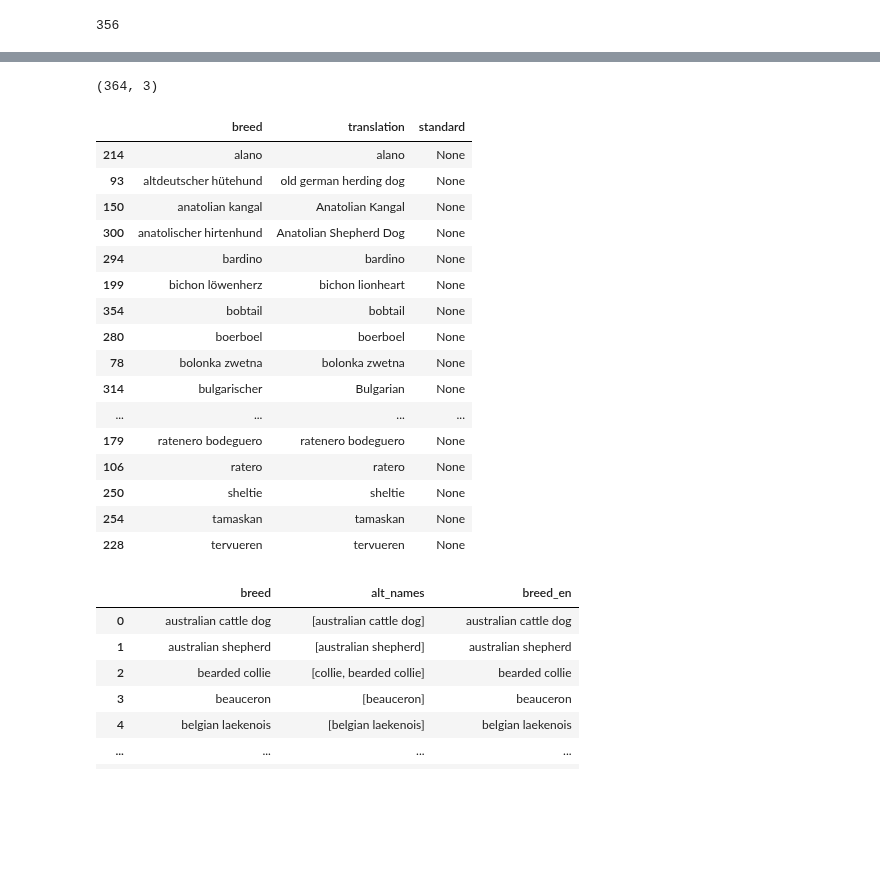
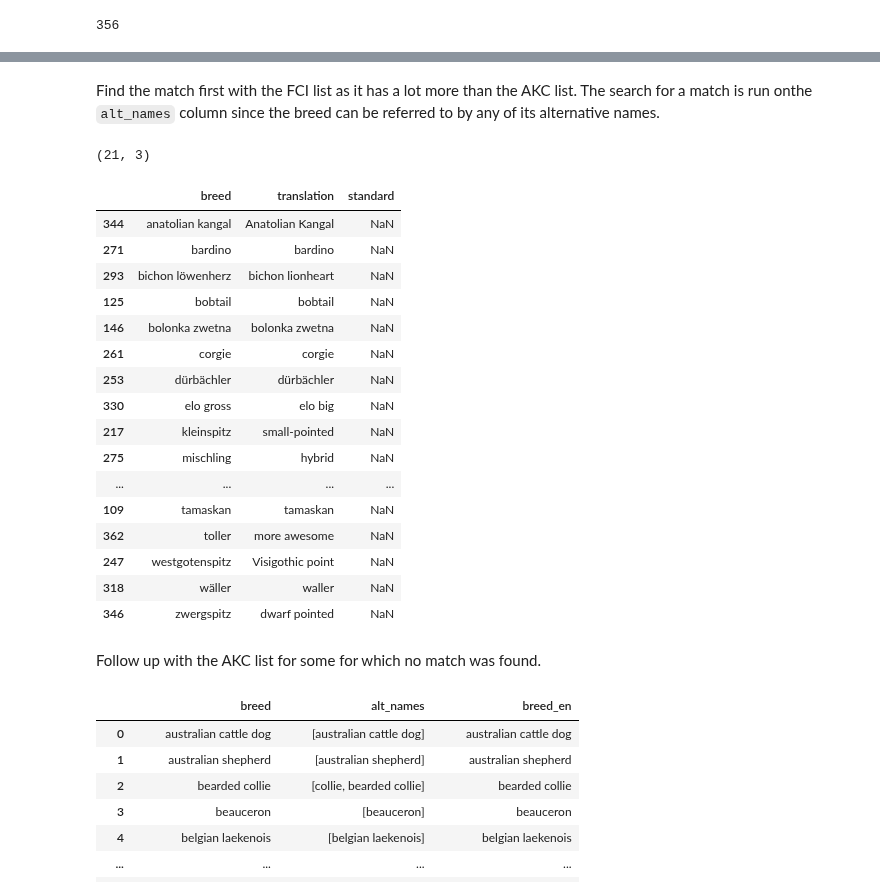
Before and after one commit to jonnross88/Springboard, a Jupyter notebook: u20_data_storytelling/dogs_of_zurich.ipynb, the cells around one changed output, grey strips where cells are left out. Saved outputs shown, nothing was run; the diff lists cells and outputs as text; code cells hidden in the pictures; blank space fills up the shorter version.

```diff
--- a/u20_data_storytelling/dogs_of_zurich.ipynb
+++ b/u20_data_storytelling/dogs_of_zurich.ipynb
@@ -298,7 +296,7 @@ dog_owner_df["first_appearance"] = dog_owner_df.groupby("holder_id")[
     "roster"
 ].transform("min")
 
-# add column for the numberr of appearances in the roster
+# add column for the number of appearances in the roster
 dog_owner_df["appearances"] = dog_owner_df.groupby("holder_id")["roster"].transform(
     "nunique"
 )
@@ -308,6 +306,9 @@ dog_owner_df["dog_count"] = dog_owner_df.groupby(["holder_id", "roster"])[
     "holder_id"
 ].transform("size")
 
+# make the holder_id column a string
+dog_owner_df["holder_id"] = dog_owner_df["holder_id"].astype(str)
+
 dog_owner_df.sample(3)
 # %% [output]
 |  | holder_id | age | gender | district | city_quarter | breed1 | breed1_mixed_breed | breed2 | breed_type | ... |
@@ -719,7 +702,8 @@ display(dog_breed_group["breed_type"].value_counts())
 
 # Fill in the missing breed_type with the mode of the breed1
 dog_owner_df["breed_type"].fillna(
-    dog_owner_df.groupby("breed1")["breed_type"].transform(lambda x: x.mode().iloc[0]),
+    dog_owner_df.groupby("breed1")["breed_type"].transform(
+        lambda x: x.mode().iloc[0]),
     inplace=True,
 )
 
@@ -902,3 +869,31 @@ def apply_fuzzy_matching(df, column, breeds, fuzz_func):
+# %%
+def find_breed_match(input_breed, breeds_df, scoring_function=fuzz.token_set_ratio):
+    """Find the match for the breed in the FCI breeds dataframe."""
+    max_score = 85
+    best_match = np.nan
+    for index, breed_row in breeds_df.iterrows():
+        alternative_names = breed_row["alt_names"]
+        current_score = max(
+            scoring_function(input_breed, alt_name) for alt_name in alternative_names
+        )
+        if current_score > max_score:
+            max_score = current_score
+            best_match = breed_row["breed_en"]
+        if max_score == 100:
+            break
+
+    return best_match
+
+
+def apply_fuzzy_matching_to_breed_column(
+    dataframe, breed_column, fci_df, fuzzy_matching_function
+):
+    """Apply fuzzy matching to the breed column in the dataframe."""
+    return dataframe[breed_column].apply(
+        lambda breed: find_breed_match(breed, fci_df, fuzzy_matching_function)
+    )
+# %% [markdown]
+Find the match first with the FCI list as it has a lot more than the AKC list. The search for a match is run onthe `alt_names` column since the breed can be referred to by any of its alternative names.
 # %%
 # Create the fci_breed column with NaNs
 translations_df["standard"] = np.nan
@@ -917,33 +912,38 @@ fuzz_funcs = [
 for column in columns:
     for fuzz_func in fuzz_funcs:
         translations_df["standard"] = translations_df["standard"].fillna(
-            apply_fuzzy_matching(translations_df, column, fci_breeds, fuzz_func),
+            apply_fuzzy_matching_to_breed_column(
+                translations_df, column, fci_breeds, fuzz_func
+            ),
         )
+        # print(f"Nulls left: {translations_df['standard'].isna().sum()}")
 
 translations_df[translations_df["standard"].isna()].shape
-translations_df.shape
+# translations_df.shape
 # %% [output]
-(364, 3)
+(21, 3)
 # %%
-translations_df[translations_df["standard"].isna()].head(50)
+translations_df[translations_df["standard"].isna()]
 # %% [output]
 |  | breed | translation | standard |
-| 214 | alano | alano | None |
-| 93 | altdeutscher hütehund | old german herding dog | None |
-| 150 | anatolian kangal | Anatolian Kangal | None |
-| 300 | anatolischer hirtenhund | Anatolian Shepherd Dog | None |
-| 294 | bardino | bardino | None |
-| 199 | bichon löwenherz | bichon lionheart | None |
-| 354 | bobtail | bobtail | None |
-| 280 | boerboel | boerboel | None |
-| 78 | bolonka zwetna | bolonka zwetna | None |
-| 314 | bulgarischer | Bulgarian | None |
+| 344 | anatolian kangal | Anatolian Kangal | NaN |
+| 271 | bardino | bardino | NaN |
+| 293 | bichon löwenherz | bichon lionheart | NaN |
+| 125 | bobtail | bobtail | NaN |
+| 146 | bolonka zwetna | bolonka zwetna | NaN |
+| 261 | corgie | corgie | NaN |
+| 253 | dürbächler | dürbächler | NaN |
+| 330 | elo gross | elo big | NaN |
+| 217 | kleinspitz | small-pointed | NaN |
+| 275 | mischling | hybrid | NaN |
 | ... | ... | ... | ... |
-| 179 | ratenero bodeguero | ratenero bodeguero | None |
-| 106 | ratero | ratero | None |
-| 250 | sheltie | sheltie | None |
-| 254 | tamaskan | tamaskan | None |
-| 228 | tervueren | tervueren | None |
+| 109 | tamaskan | tamaskan | NaN |
+| 362 | toller | more awesome | NaN |
+| 247 | westgotenspitz | Visigothic point | NaN |
+| 318 | wäller | waller | NaN |
+| 346 | zwergspitz | dwarf pointed | NaN |
+# %% [markdown]
+Follow up with the AKC list for some for which no match was found.
 # %%
 akc_breeds = akc_breeds[["breed", "alt_names"]]
 akc_breeds["breed_en"] = akc_breeds["breed"].copy()
```
Also changed, not shown: parts of 101 cells of this notebook.
